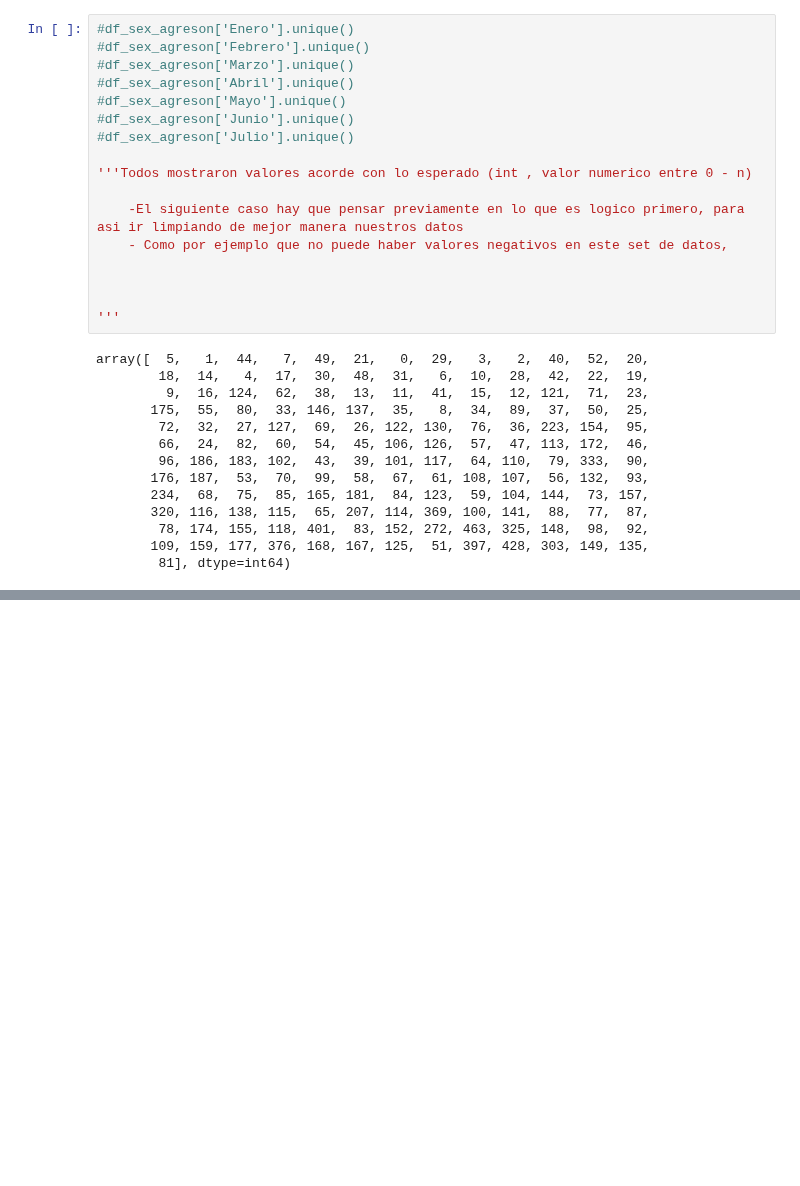
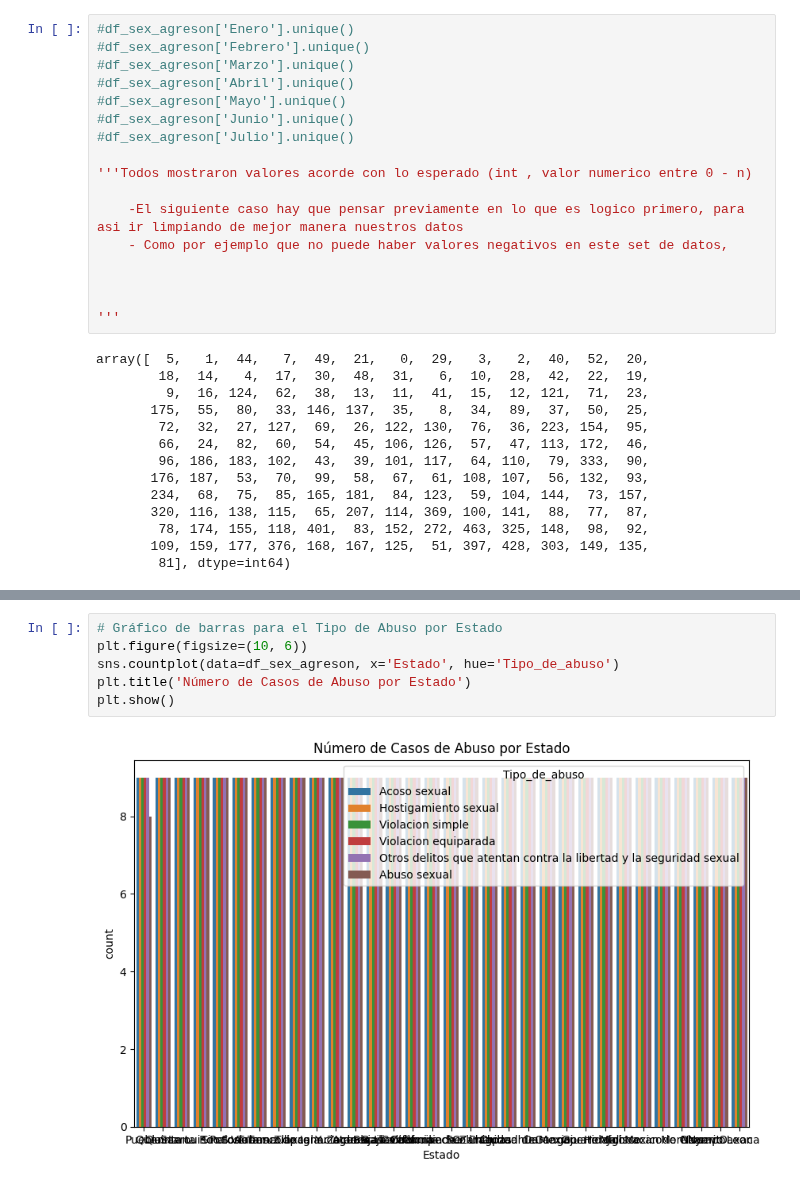
Before and after one commit to BlackEddit/EDA_Cleasings, a Jupyter notebook: EDA_Sexual_Agression.ipynb, the cells around one changed output, grey strips where cells are left out. Drawn from its saved outputs; the diff is of its cells as text; blank space fills up the shorter version.

```diff
--- a/EDA_Sexual_Agression.ipynb
+++ b/EDA_Sexual_Agression.ipynb
@@ -177,0 +229,8 @@ array([  5,   1,  44,   7,  49,  21,   0,  29,   3,   2,  40,  52,  20,
+# %%
+# Gráfico de barras para el Tipo de Abuso por Estado
+plt.figure(figsize=(10, 6))
+sns.countplot(data=df_sex_agreson, x='Estado', hue='Tipo_de_abuso')
+plt.title('Número de Casos de Abuso por Estado')
+plt.show()
+# %% [output]
+[figure, added]
```
Also changed, not shown: parts of 7 cells of this notebook.
